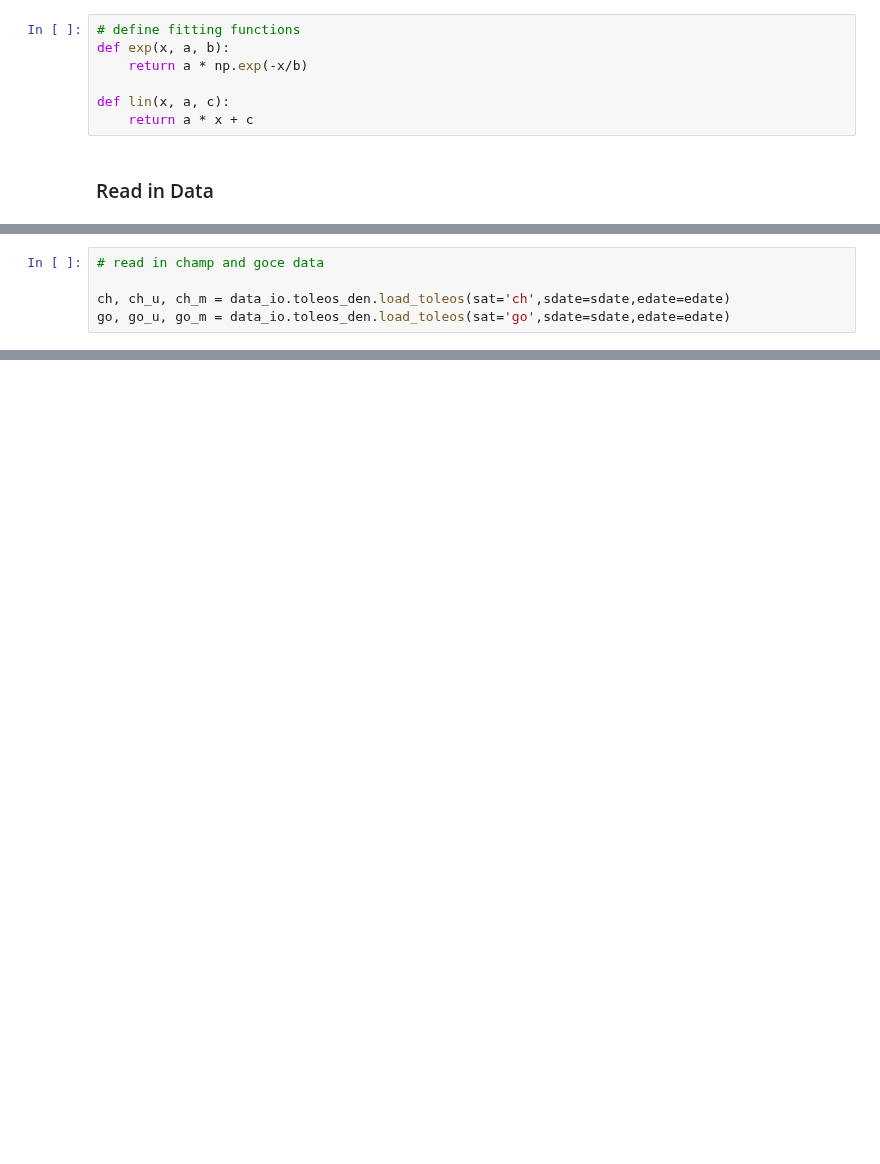
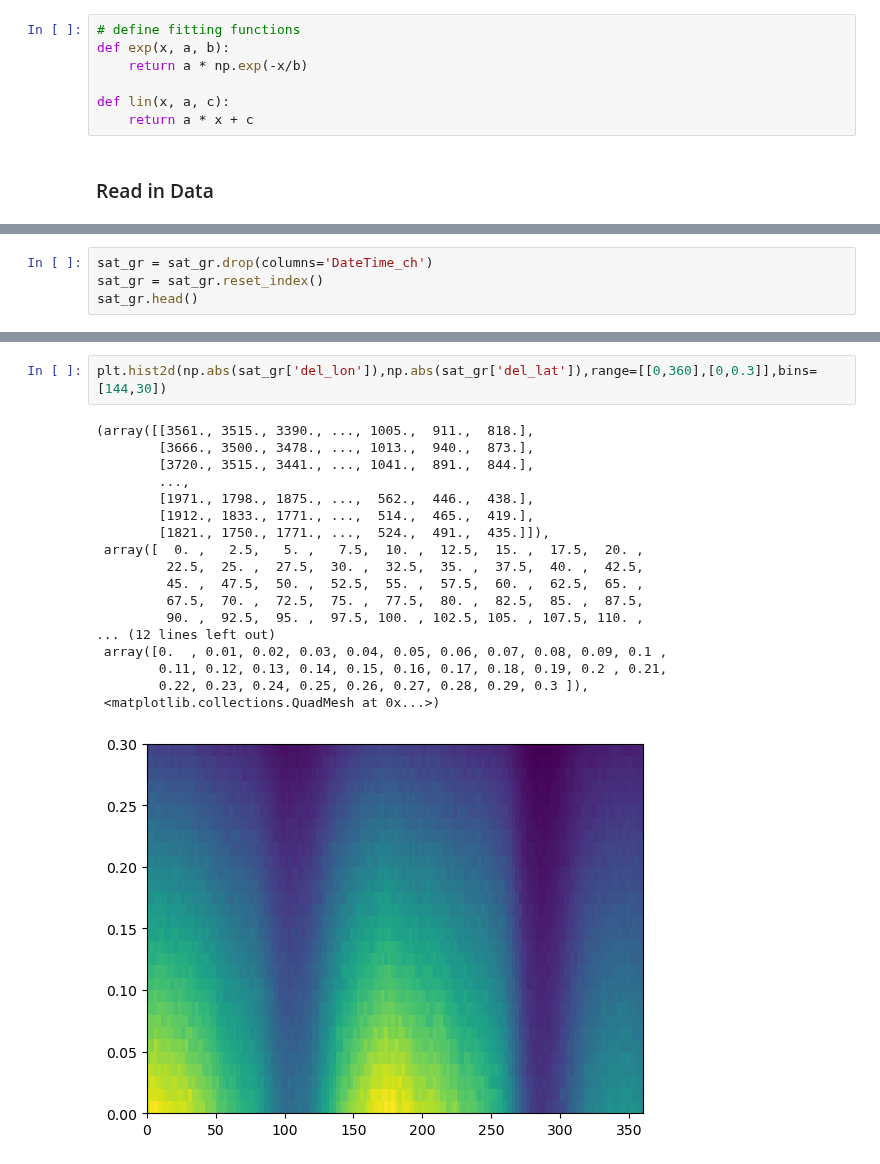
Before and after one commit to kylermurphy/SatDrag, a Jupyter notebook: Notebooks/test_den_profile.ipynb, the cells around one changed output, grey strips where cells are left out. Cells and saved outputs as stored; diff of their text form; blank space fills up the shorter version.

```diff
--- a/Notebooks/test_den_profile.ipynb
+++ b/Notebooks/test_den_profile.ipynb
@@ -55,5 +46,0 @@ gr, gr_u, gr_m = data_io.toleos_den.load_toleos(sat='gb',sdate=sdate,edate=edate
-# %%
-# read in champ and goce data
-
-ch, ch_u, ch_m = data_io.toleos_den.load_toleos(sat='ch',sdate=sdate,edate=edate)
-go, go_u, go_m = data_io.toleos_den.load_toleos(sat='go',sdate=sdate,edate=edate)
@@ -84,0 +128,4 @@ df.head()
+# %%
+sat_gr = sat_gr.drop(columns='DateTime_ch')
+sat_gr = sat_gr.reset_index()
+sat_gr.head()
@@ -84,0 +139,21 @@ df.head()
+# %%
+plt.hist2d(np.abs(sat_gr['del_lon']),np.abs(sat_gr['del_lat']),range=[[0,360],[0,0.3]],bins=[144,30])
+# %% [output]
+(array([[3561., 3515., 3390., ..., 1005.,  911.,  818.],
+        [3666., 3500., 3478., ..., 1013.,  940.,  873.],
+        [3720., 3515., 3441., ..., 1041.,  891.,  844.],
+        ...,
+        [1971., 1798., 1875., ...,  562.,  446.,  438.],
+        [1912., 1833., 1771., ...,  514.,  465.,  419.],
+        [1821., 1750., 1771., ...,  524.,  491.,  435.]]),
+ array([  0. ,   2.5,   5. ,   7.5,  10. ,  12.5,  15. ,  17.5,  20. ,
+         22.5,  25. ,  27.5,  30. ,  32.5,  35. ,  37.5,  40. ,  42.5,
+         45. ,  47.5,  50. ,  52.5,  55. ,  57.5,  60. ,  62.5,  65. ,
+         67.5,  70. ,  72.5,  75. ,  77.5,  80. ,  82.5,  85. ,  87.5,
+         90. ,  92.5,  95. ,  97.5, 100. , 102.5, 105. , 107.5, 110. ,
+... (12 lines left out)
+ array([0.  , 0.01, 0.02, 0.03, 0.04, 0.05, 0.06, 0.07, 0.08, 0.09, 0.1 ,
+        0.11, 0.12, 0.13, 0.14, 0.15, 0.16, 0.17, 0.18, 0.19, 0.2 , 0.21,
+        0.22, 0.23, 0.24, 0.25, 0.26, 0.27, 0.28, 0.29, 0.3 ]),
+ <matplotlib.collections.QuadMesh at 0x...>)
+[figure, added]
```
Also changed, not shown: parts of 9 cells of this notebook, 1 other file.
